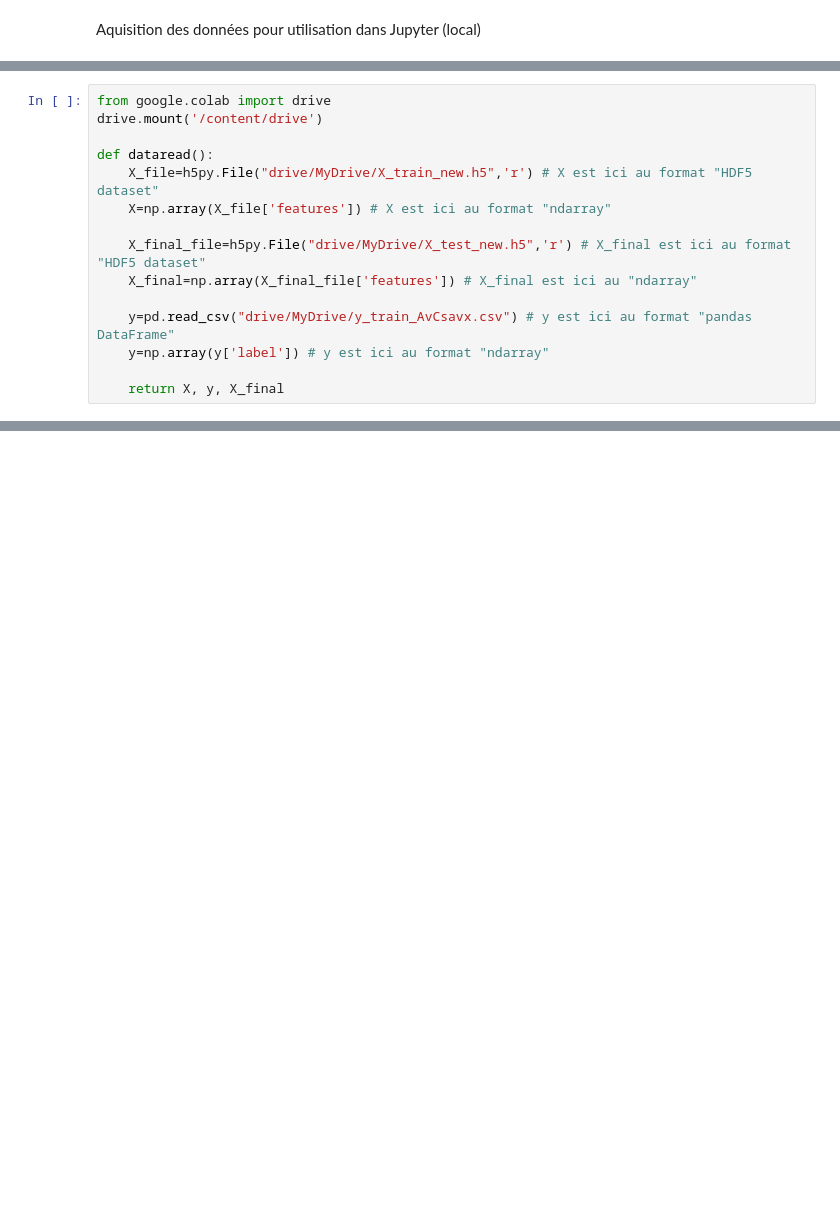
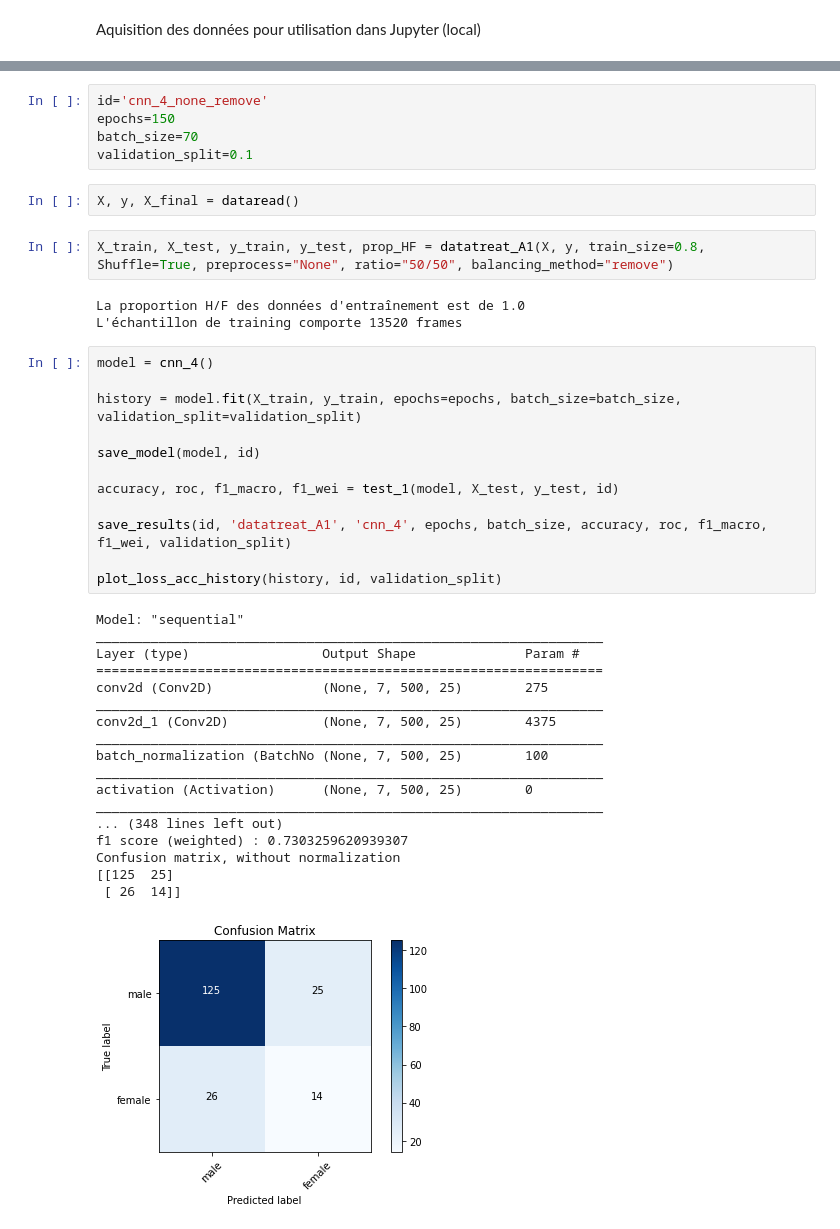
Before and after one commit to jean-tissot/stat_challenge_data_ens, a Jupyter notebook: notebook_A.ipynb, the cells around one changed output, grey strips where cells are left out. Drawn from its saved outputs; the diff is of its cells as text; blank space fills up the shorter version.

```diff
--- a/notebook_A.ipynb
+++ b/notebook_A.ipynb
@@ -22,15 +17,0 @@ Aquisition des données pour utilisation dans Collab (cloud)
-# %%
-from google.colab import drive
-drive.mount('/content/drive')
-
-def dataread():
-    X_file=h5py.File("drive/MyDrive/X_train_new.h5",'r') # X est ici au format "HDF5 dataset"
-    X=np.array(X_file['features']) # X est ici au format "ndarray"
-
-    X_final_file=h5py.File("drive/MyDrive/X_test_new.h5",'r') # X_final est ici au format "HDF5 dataset"
-    X_final=np.array(X_final_file['features']) # X_final est ici au "ndarray"
-
-    y=pd.read_csv("drive/MyDrive/y_train_AvCsavx.csv") # y est ici au format "pandas DataFrame"
-    y=np.array(y['label']) # y est ici au format "ndarray"
-
-    return X, y, X_final
@@ -123,0 +23,43 @@ test loss, test acc: [0.5283670425415039, 0.781382143497467]
+# %%
+id='cnn_4_none_remove'
+epochs=150
+batch_size=70
+validation_split=0.1
+# %%
+X, y, X_final = dataread()
+# %%
+X_train, X_test, y_train, y_test, prop_HF = datatreat_A1(X, y, train_size=0.8, Shuffle=True, preprocess="None", ratio="50/50", balancing_method="remove")
+# %% [output]
+La proportion H/F des données d'entraînement est de 1.0
+L'échantillon de training comporte 13520 frames
+# %%
+model = cnn_4()
+
+history = model.fit(X_train, y_train, epochs=epochs, batch_size=batch_size, validation_split=validation_split)
+
+save_model(model, id)
+
+accuracy, roc, f1_macro, f1_wei = test_1(model, X_test, y_test, id)
+
+save_results(id, 'datatreat_A1', 'cnn_4', epochs, batch_size, accuracy, roc, f1_macro, f1_wei, validation_split)
+
+plot_loss_acc_history(history, id, validation_split)
+# %% [output]
+Model: "sequential"
+_________________________________________________________________
+Layer (type)                 Output Shape              Param #
+=================================================================
+conv2d (Conv2D)              (None, 7, 500, 25)        275
+_________________________________________________________________
+conv2d_1 (Conv2D)            (None, 7, 500, 25)        4375
+_________________________________________________________________
+batch_normalization (BatchNo (None, 7, 500, 25)        100
+_________________________________________________________________
+activation (Activation)      (None, 7, 500, 25)        0
+_________________________________________________________________
+... (348 lines left out)
+f1 score (weighted) : 0.7303259620939307
+Confusion matrix, without normalization
+[[125  25]
+ [ 26  14]]
+[figure, added]
```
Also changed, not shown: parts of 9 cells of this notebook, 27 other files.
